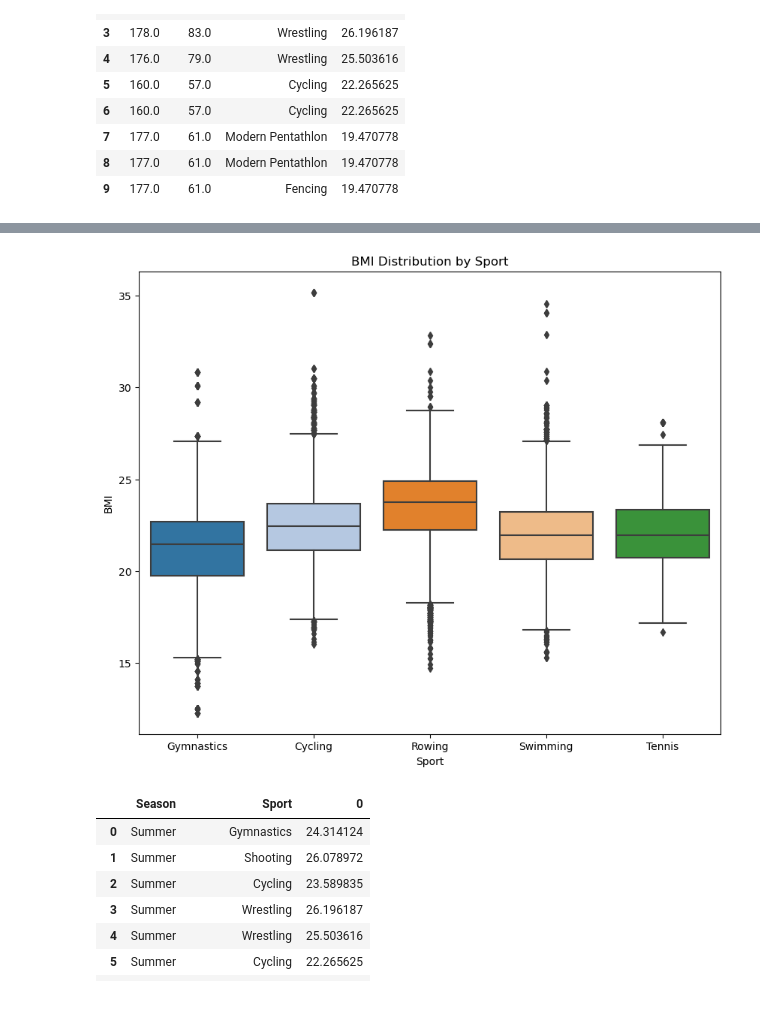
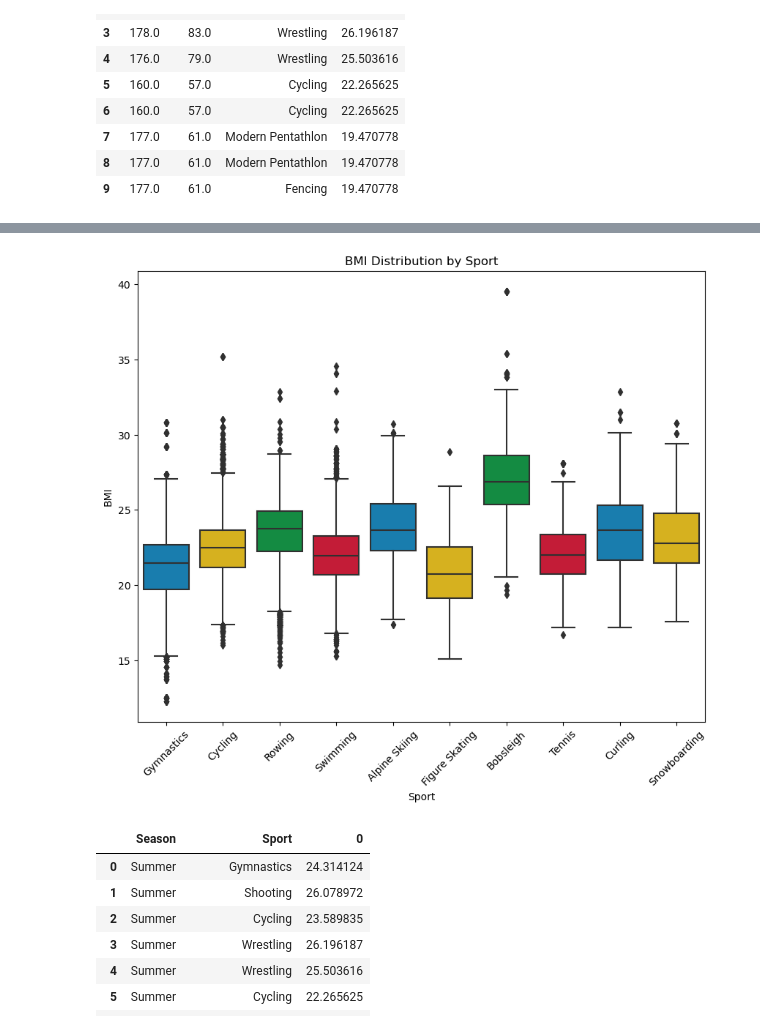
Before and after one commit to arroyo-jorge16/project_1_group_3, a Jupyter notebook: jorge_work/Project_1.ipynb, the cells around one changed output, grey strips where cells are left out. Saved outputs shown, nothing was run; the diff lists cells and outputs as text; code cells hidden in the pictures.

```diff
--- a/jorge_work/Project_1.ipynb
+++ b/jorge_work/Project_1.ipynb
@@ -88,7 +106,7 @@ bmi_df2.head(10)
 
 selected_columns = ['BMI', 'Sport']
 
-selected_sports = ['Swimming', 'Gymnastics', 'Cycling', 'Tennis', 'Rowing']
+selected_sports = ['Swimming', 'Gymnastics', 'Cycling', 'Tennis', 'Rowing', 'Curling','Snowboarding','Bobsleigh', 'Figure Skating', 'Alpine Skiing']
 
 selected_df = pd.DataFrame({'Sport': selected_sports})
 
@@ -97,14 +115,18 @@ height_weight_df = bmi_df2[selected_columns]
 
 merged_df = pd.merge(height_weight_df, selected_df, on='Sport', how='inner')
 # %%
+colors = ["#0085C7", "#F4C300", "#009F3D", "#DF0024"]
+
 plt.figure(figsize=(10, 8))
-sns.boxplot(x='Sport', y='BMI', data=merged_df, palette='tab20')
+sns.boxplot(x='Sport', y='BMI', data=merged_df, palette=colors)
+
+plt.xticks(rotation=45)
 plt.xlabel('Sport')
 plt.ylabel('BMI')
 plt.title('BMI Distribution by Sport')
 plt.show()
 # %% [output]
-[figure, old version]
+[figure, new version]
 # %%
 # make a dataframe including BMI for summer and winter distribution
 
```
Also changed, not shown: parts of 5 cells of this notebook, 1 other file.
